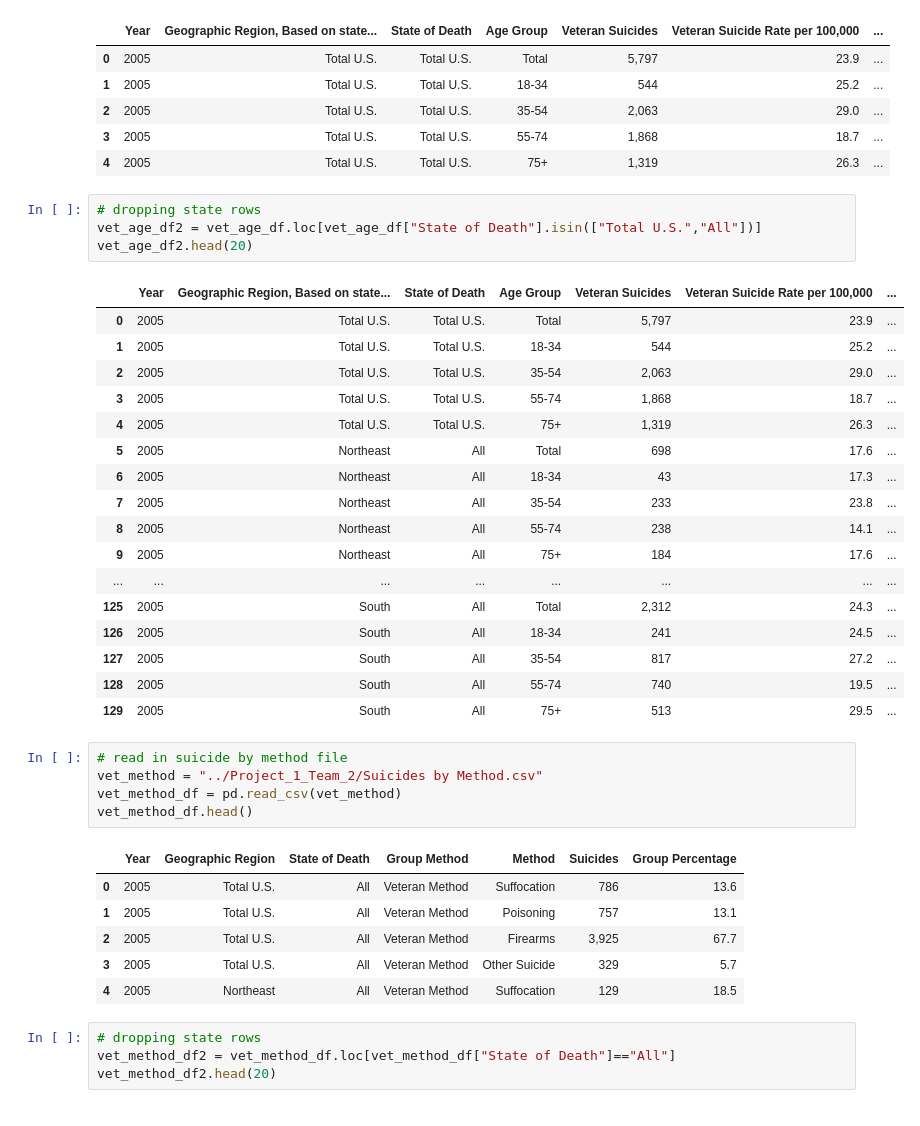
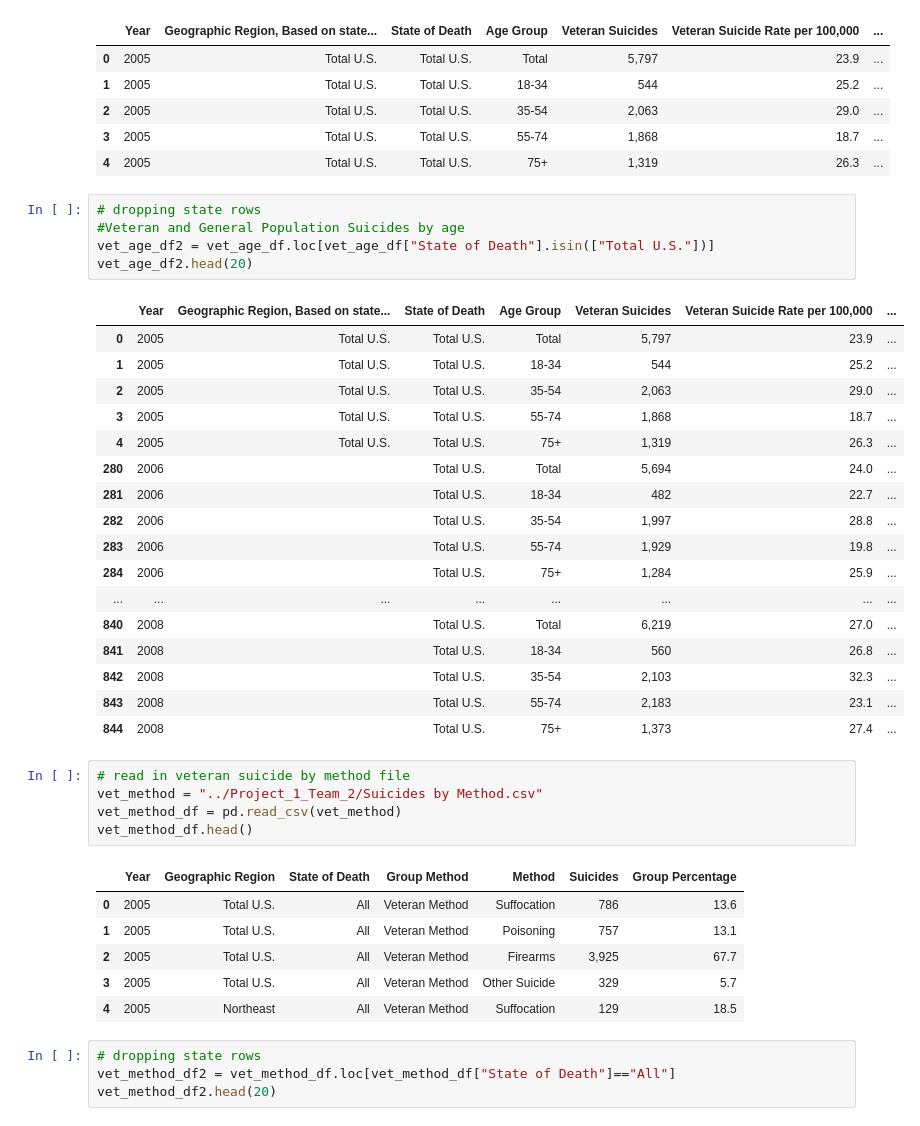
Before and after one commit to jetchechury/Project_1_SuicideAnalysis, a Jupyter notebook: JN_Project1.ipynb, the cells around one changed output. Drawn from its saved outputs; the diff is of its cells as text.

```diff
--- a/JN_Project1.ipynb
+++ b/JN_Project1.ipynb
@@ -41,28 +52,29 @@ vet_age_df.head()
 | 4 | 2005 | Total U.S. | Total U.S. | 75+ | 1,319 | 26.3 | ... |
 # %%
 # dropping state rows
-vet_age_df2 = vet_age_df.loc[vet_age_df["State of Death"].isin(["Total U.S.","All"])]
+#Veteran and General Population Suicides by age
+vet_age_df2 = vet_age_df.loc[vet_age_df["State of Death"].isin(["Total U.S."])]
 vet_age_df2.head(20)
 # %% [output]
 |  | Year | Geographic Region, Based on state... | State of Death | Age Group | Veteran Suicides | Veteran Suicide Rate per 100,000 | ... |
 | 0 | 2005 | Total U.S. | Total U.S. | Total | 5,797 | 23.9 | ... |
 | 1 | 2005 | Total U.S. | Total U.S. | 18-34 | 544 | 25.2 | ... |
 | 2 | 2005 | Total U.S. | Total U.S. | 35-54 | 2,063 | 29.0 | ... |
 | 3 | 2005 | Total U.S. | Total U.S. | 55-74 | 1,868 | 18.7 | ... |
 | 4 | 2005 | Total U.S. | Total U.S. | 75+ | 1,319 | 26.3 | ... |
-| 5 | 2005 | Northeast | All | Total | 698 | 17.6 | ... |
-| 6 | 2005 | Northeast | All | 18-34 | 43 | 17.3 | ... |
-| 7 | 2005 | Northeast | All | 35-54 | 233 | 23.8 | ... |
-| 8 | 2005 | Northeast | All | 55-74 | 238 | 14.1 | ... |
-| 9 | 2005 | Northeast | All | 75+ | 184 | 17.6 | ... |
+| 280 | 2006 |  | Total U.S. | Total | 5,694 | 24.0 | ... |
+| 281 | 2006 |  | Total U.S. | 18-34 | 482 | 22.7 | ... |
+| 282 | 2006 |  | Total U.S. | 35-54 | 1,997 | 28.8 | ... |
+| 283 | 2006 |  | Total U.S. | 55-74 | 1,929 | 19.8 | ... |
+| 284 | 2006 |  | Total U.S. | 75+ | 1,284 | 25.9 | ... |
 | ... | ... | ... | ... | ... | ... | ... | ... |
-| 125 | 2005 | South | All | Total | 2,312 | 24.3 | ... |
-| 126 | 2005 | South | All | 18-34 | 241 | 24.5 | ... |
-| 127 | 2005 | South | All | 35-54 | 817 | 27.2 | ... |
-| 128 | 2005 | South | All | 55-74 | 740 | 19.5 | ... |
-| 129 | 2005 | South | All | 75+ | 513 | 29.5 | ... |
+| 840 | 2008 |  | Total U.S. | Total | 6,219 | 27.0 | ... |
+| 841 | 2008 |  | Total U.S. | 18-34 | 560 | 26.8 | ... |
+| 842 | 2008 |  | Total U.S. | 35-54 | 2,103 | 32.3 | ... |
+| 843 | 2008 |  | Total U.S. | 55-74 | 2,183 | 23.1 | ... |
+| 844 | 2008 |  | Total U.S. | 75+ | 1,373 | 27.4 | ... |
 # %%
-# read in suicide by method file
+# read in veteran suicide by method file
 vet_method = "../Project_1_Team_2/Suicides by Method.csv"
 vet_method_df = pd.read_csv(vet_method)
 vet_method_df.head()
```
Also changed, not shown: parts of 19 cells of this notebook.
